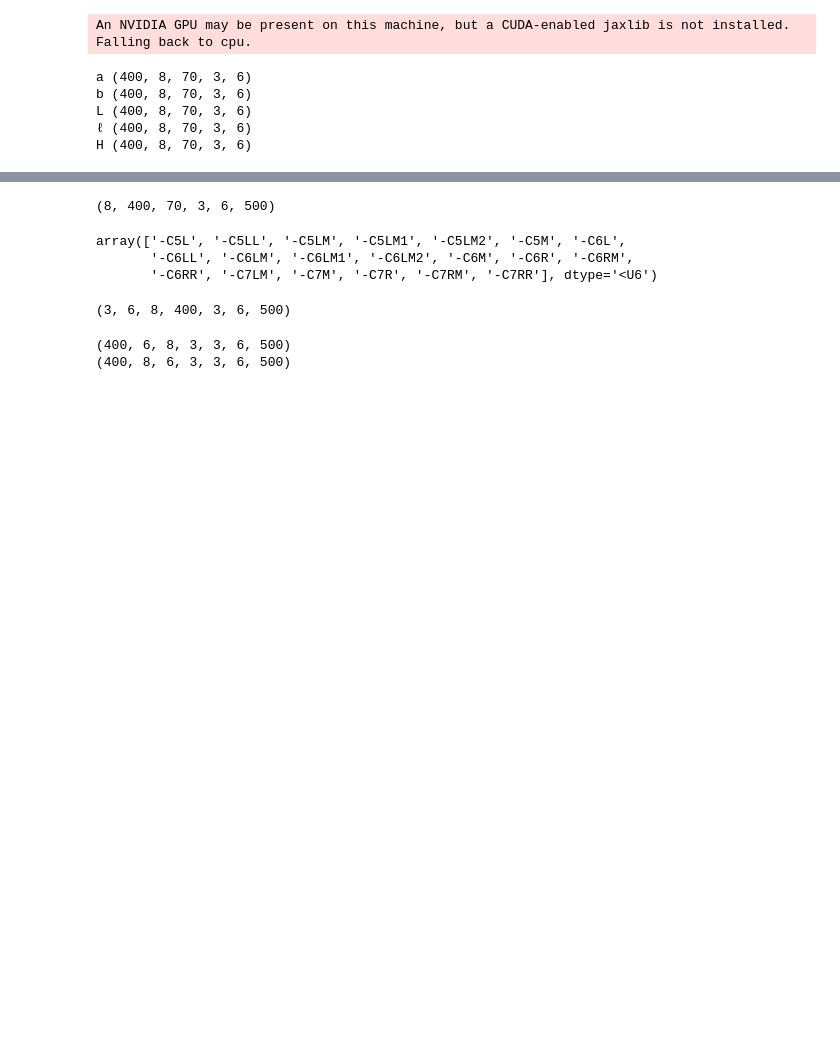
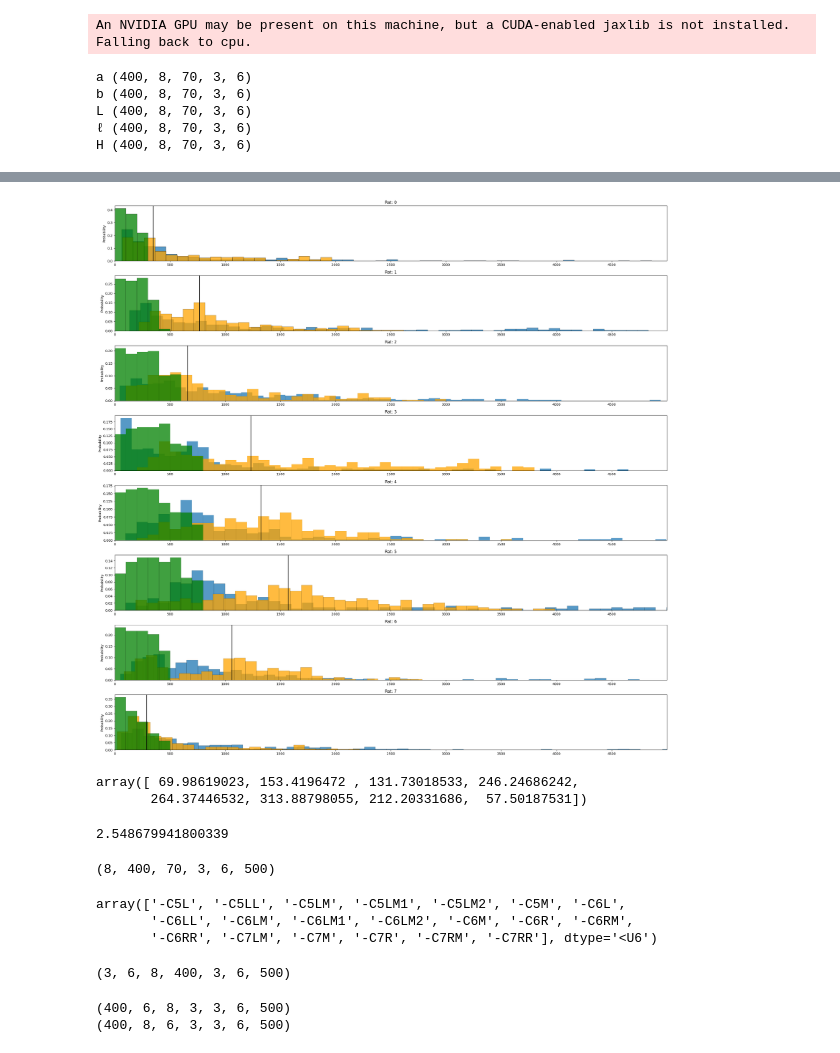
Before and after one commit to hbmep/rat-mapping, a Jupyter notebook: notebooks/C_SMA_LAR/processed_selectivity.ipynb, the cells around one changed output, grey strips where cells are left out. Cells and saved outputs as stored; diff of their text form; code cells hidden in the pictures; blank space fills up the shorter version.

```diff
--- a/notebooks/C_SMA_LAR/processed_selectivity.ipynb
+++ b/notebooks/C_SMA_LAR/processed_selectivity.ipynb
@@ -54,3 +76,30 @@ H (400, 8, 70, 3, 6)
+# %%
+fig,ax = plt.subplots(8,1, figsize=(12, 8))
+
+size_ind = 0
+for i in range(8):
+    sns.histplot(output_mean[i,:,:2,:].reshape(-1,), binwidth=100, ax=ax[i], stat="probability")
+    sns.histplot(5 * a_mean[i, :, :2, :].reshape(-1,), ax=ax[i], binwidth=100, color="orange", stat="probability")
+    ind = df["participant"] == i
+    curr_df = df[ind].reset_index(drop=True).copy()
+    intensities = curr_df[model.intensity].values
+    sns.histplot(intensities.reshape(-1,), ax=ax[i], binwidth=100, color="g", stat="probability")
+    ax[i].axvline(5 * np.nanmedian(a_mean[i, :, :2, :].reshape(-1,)), color="k")
+    ax[i].set_title(f"Rat: {i}")
+    ax[i].set_xlim(left=0, right=5000)
+    ax[i].set_xticks(range(0, 5000, 500))
+fig.tight_layout(rect=[0, 0.01, 2, 2.95])
+# %% [output]
+[figure, added]
+# %%
+np.nanmedian(a_mean[..., :2, :], axis=(1, 2, 3))
+# %% [output]
+array([ 69.98619023, 153.4196472 , 131.73018533, 246.24686242,
+       264.37446532, 313.88798055, 212.20331686,  57.50187531])
+# %%
+800 / 313.88798055
+# %% [output]
+2.548679941800339
 # %%
 subjects = df['participant'].unique()
 subjects = sorted(encoder_dict['participant'].inverse_transform(subjects))
```
Also changed, not shown: parts of 5 cells of this notebook, 3 other files.
